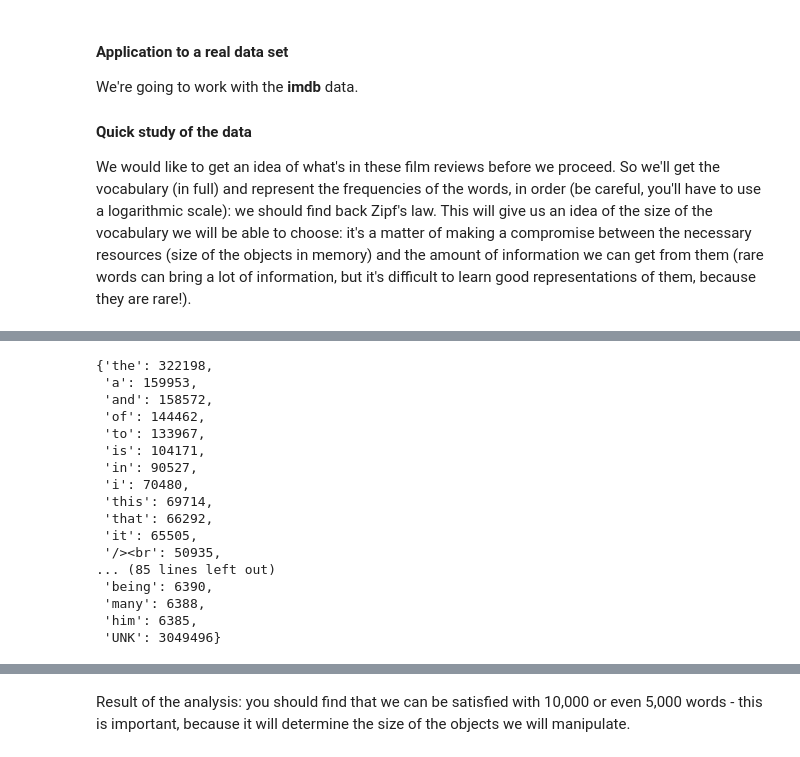
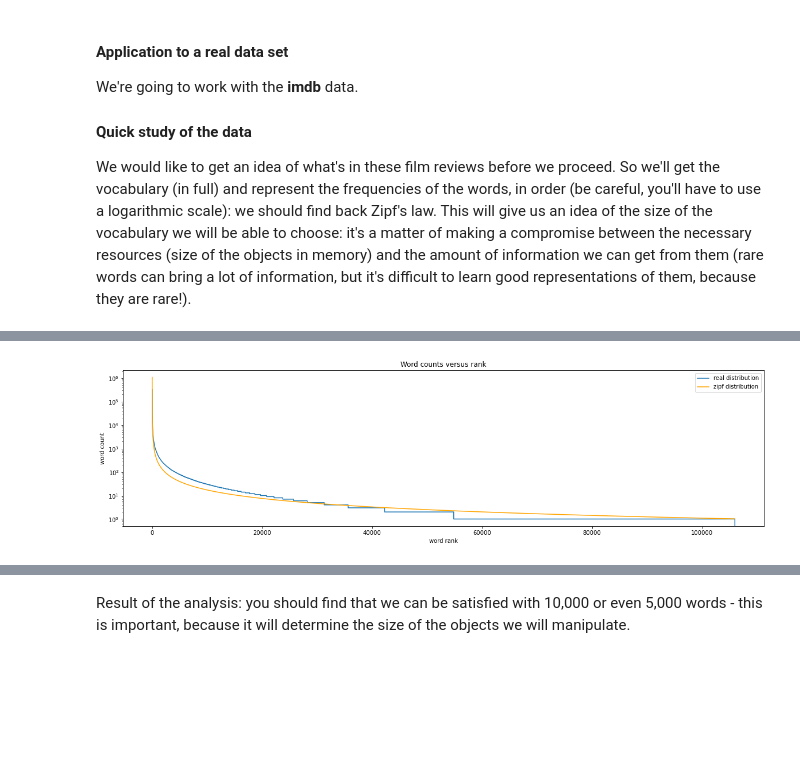
Before and after one commit to Bourhano/TelecomParis, a Jupyter notebook: NaturalLanguageProcessing/TP1/SentimentAnalysis.ipynb, the cells around one changed output, grey strips where cells are left out. Saved outputs shown, nothing was run; the diff lists cells and outputs as text; code cells hidden in the pictures; blank space fills up the shorter version.

```diff
--- a/NaturalLanguageProcessing/TP1/SentimentAnalysis.ipynb
+++ b/NaturalLanguageProcessing/TP1/SentimentAnalysis.ipynb
@@ -1182,5 +1241,5 @@ b, sum(b>0)
 # %%
-def vocabulary(corpus, count_threshold=1, voc_threshold=100, cleanse=False):
+def vocabulary(corpus, count_threshold=1, voc_threshold=0, cleanse=False):
     """
     Function using word counts to build a vocabulary - can be improved with a second parameter for
     setting a frequency threshold
@@ -1210,7 +1269,10 @@ def vocabulary(corpus, count_threshold=1, voc_threshold=100, cleanse=False):
     filtered_word_counts = dict(zip(sorted(word_counts, key=word_counts.get, reverse=True), sorted(all_counts, reverse=True)))
     words_until_idx = np.sum(np.array(list(filtered_word_counts.values()))>=count_threshold)
     short_words_count = np.sum((np.array(list(filtered_word_counts.values())))[words_until_idx:])
-    filtered_word_counts_tuples = list(filtered_word_counts.items())[:min(words_until_idx, voc_threshold)]
+    if voc_threshold>0:
+        filtered_word_counts_tuples = list(filtered_word_counts.items())[:min(words_until_idx, voc_threshold)]
+    else:
+        filtered_word_counts_tuples = list(filtered_word_counts.items())[:words_until_idx]
 
     sum_words = 0
     vocabulary = {}
@@ -1220,7 +1282,11 @@ def vocabulary(corpus, count_threshold=1, voc_threshold=100, cleanse=False):
         vocabulary_word_counts[word] = int(count)
         sum_words += int(count)
 
-    vocabulary['UNK'] = min(words_until_idx, voc_threshold)
+
+    if voc_threshold>0:
+        vocabulary['UNK'] = min(words_until_idx, voc_threshold)
+    else:
+        vocabulary['UNK'] = words_until_idx
     vocabulary_word_counts['UNK'] = sum(all_counts) - sum_words - short_words_count
 
     return vocabulary, vocabulary_word_counts
@@ -1294,20 +1331,0 @@ Part of the corpus by taking the "x" most frequent words ?
-# %%
-word_counts
-# %% [output]
-{'the': 322198,
- 'a': 159953,
- 'and': 158572,
- 'of': 144462,
- 'to': 133967,
- 'is': 104171,
- 'in': 90527,
- 'i': 70480,
- 'this': 69714,
- 'that': 66292,
- 'it': 65505,
- '/><br': 50935,
-... (85 lines left out)
- 'being': 6390,
- 'many': 6388,
- 'him': 6385,
- 'UNK': 3049496}
@@ -1313,0 +1334,24 @@ word_counts
+# %%
+# We would like to display the curve of word frequencies given their rank (index) in the vocabulary
+all_vocab, all_word_counts = vocabulary(texts, cleanse=True)
+
+word_ranks = all_vocab.values()
+word_freqs = all_word_counts.values()
+
+a=1.2
+zipf = 5e6*np.arange(len(word_ranks)+1, dtype=float)[1:]**(-a) / special.zetac(a)  # a Zip-f distribution
+
+
+plt.figure(figsize=(20,5))
+plt.title('Word counts versus rank')
+
+plt.plot(word_ranks, word_freqs, label='real distribution')
+plt.plot(word_ranks, zipf, 'orange', label='zipf distribution')
+
+plt.ylabel('word count')
+plt.xlabel('word rank')
+plt.yscale('log')
+plt.legend()
+plt.show()
+# %% [output]
+[figure, added]
```
Also changed, not shown: parts of 77 cells of this notebook.
